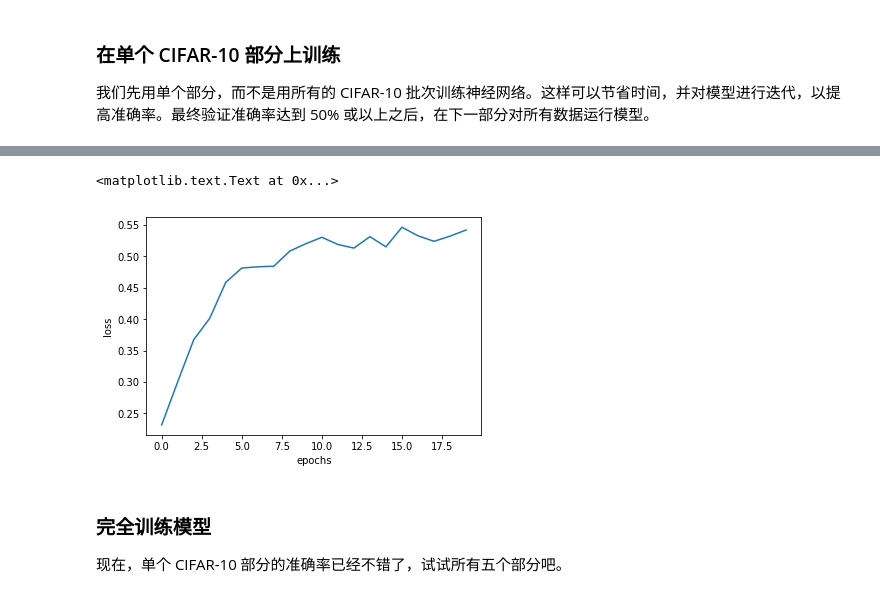
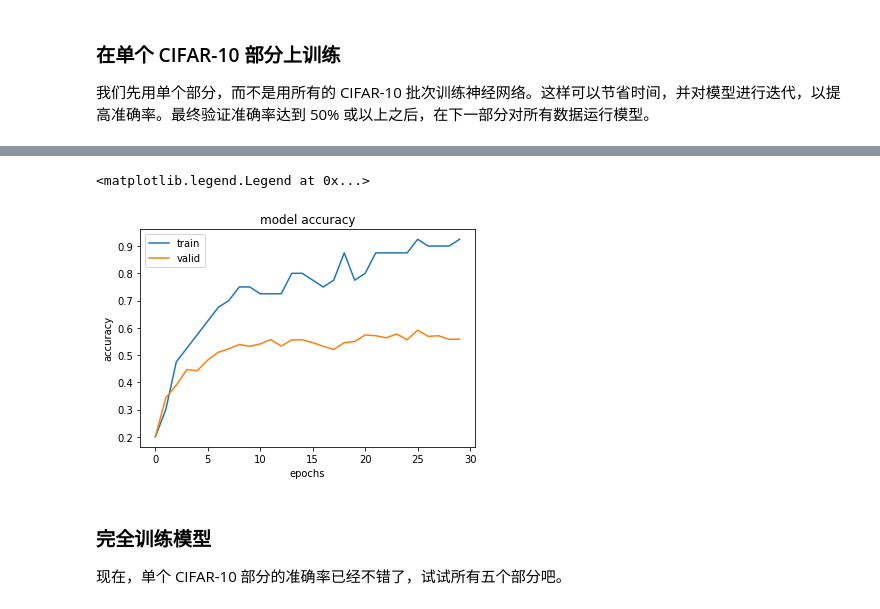
Before and after one commit to HaishuoFang/image_classification, a Jupyter notebook: dlnd_image_classification.ipynb, the cells around one changed output, grey strips where cells are left out. Saved outputs shown, nothing was run; the diff lists cells and outputs as text; code cells hidden in the pictures.

```diff
--- a/dlnd_image_classification.ipynb
+++ b/dlnd_image_classification.ipynb
@@ -570,11 +580,13 @@ plt.ylabel('loss')
-# %%
-%matplotlib inline
-plt.plot(acc_list)
-plt.xlabel('epochs')
-plt.ylabel('loss')
-# %% [output]
-<matplotlib.text.Text at 0x...>
-[figure, removed]
+# %%
+plt.plot(train_acc_list)
+plt.plot(valid_acc_list)
+plt.xlabel('epochs')
+plt.ylabel('accuracy')
+plt.title('model accuracy')
+plt.legend(['train','valid'],loc = 'upper left')
+# %% [output]
+<matplotlib.legend.Legend at 0x...>
+[figure, added]
 # %% [markdown]
 ### 完全训练模型
 
```
Also changed, not shown: parts of 8 cells of this notebook, 2 other files.
